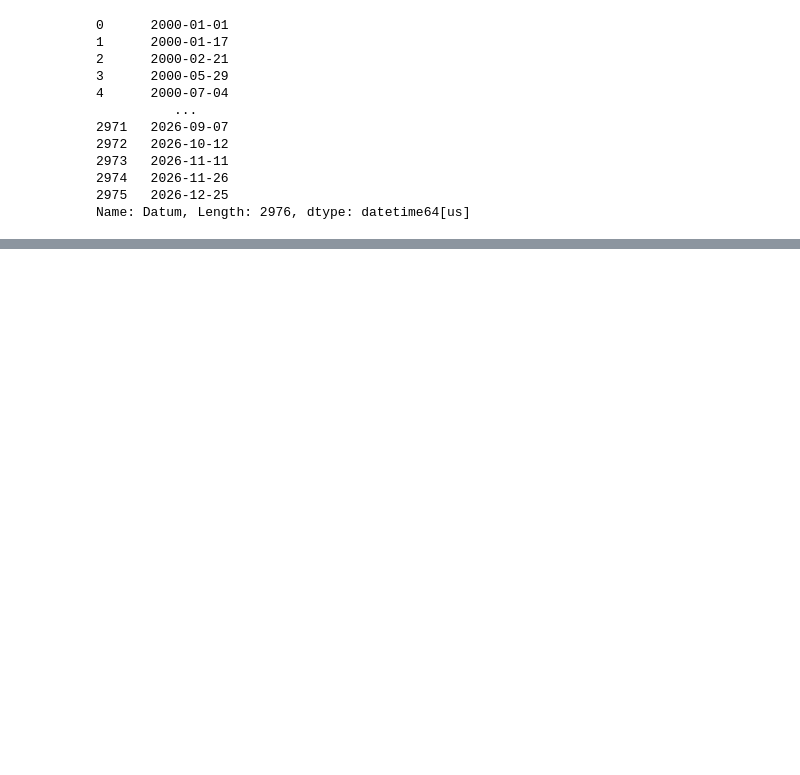
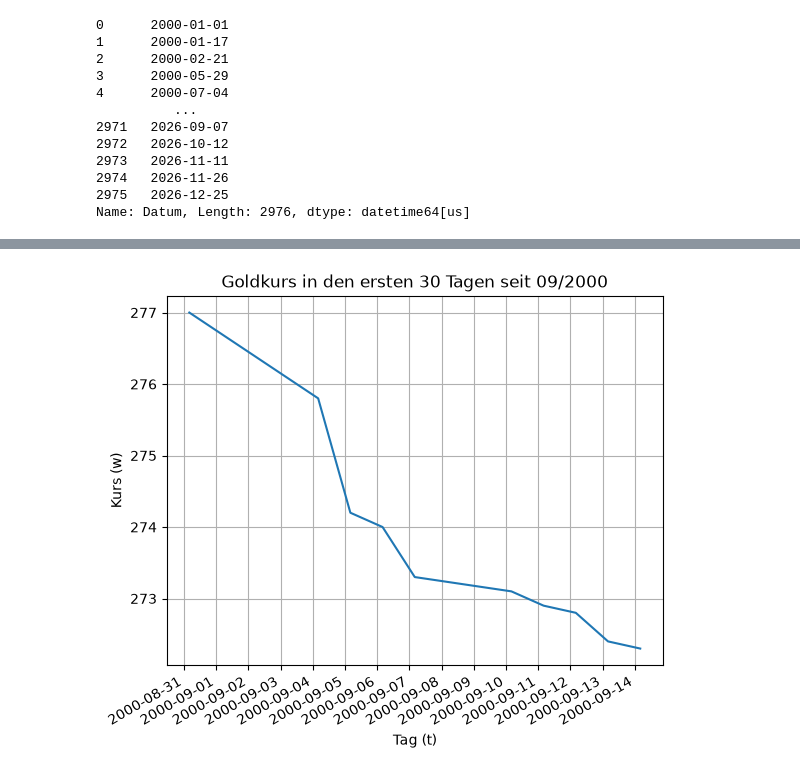
Before and after one commit to ia13400/AI_for_Business_Prognosis, a Jupyter notebook: Projekt/Notebooks/1_Business_Data_Understanding.ipynb, the cells around one changed output, grey strips where cells are left out. Cells and saved outputs as stored; diff of their text form; code cells hidden in the pictures; blank space fills up the shorter version.

```diff
--- a/Projekt/Notebooks/1_Business_Data_Understanding.ipynb
+++ b/Projekt/Notebooks/1_Business_Data_Understanding.ipynb
@@ -407,42 +391,35 @@ print(date_d_first30)
 # %%
 # Goldkurs visualisieren
 import matplotlib.pyplot as plt
 import numpy as np
 import matplotlib.dates as mdates
 import warnings
 
 # Data for plotting
 w = w2
 start_date = pd.to_datetime("2000-09-01")
 end_date = pd.to_datetime("2026-07-12")
 full_time_range = pd.date_range(start=start_date, end=end_date, freq='d')
 t = date_d_first30
 
 fig, ax = plt.subplots()
 ax.plot(t, w)
 
-# Versuch...
-for tag in pd.date_range(start=df.index.min(), end=df.index.max(), freq="D"):
-    if tag.weekday() in [5, 6] or tag in feiertage:
-        # Berechne Start und Ende des Tages für die exakte Blockbreite
-        start = tag - pd.Timedelta(hours=12)
-        ende = tag + pd.Timedelta(hours=12)
-
-        # Vertikalen Hintergrund-Block zeichnen
-        ax.axvspan(start, ende, color="lightgray", alpha=0.5, label="Keine Daten" if "Keine Daten" not in ax.get_legend_handles_labels()[1] else "")
 
 
 
 ax.set(xlabel='Tag (t)', ylabel='Kurs (w)',
-       title='Goldkurs seit erste 30 Tage')
+       title='Goldkurs in den ersten 30 Tagen seit 09/2000')
 
 # Rotieren der X-Achsen-Beschriftung, damit sich die Datumsangaben nicht überschneiden
 plt.setp(ax.get_xticklabels(), rotation=30, ha="right")
 ax.xaxis.set_major_locator(mdates.DayLocator(interval=1))
 ax.grid()
 
 fig.savefig("test.png")
 plt.show()
+# %% [output]
+[figure, added]
 # %%
 # Goldkurs visualisieren
 import matplotlib.pyplot as plt
```
Also changed, not shown: parts of 15 cells of this notebook, 1 other file.
